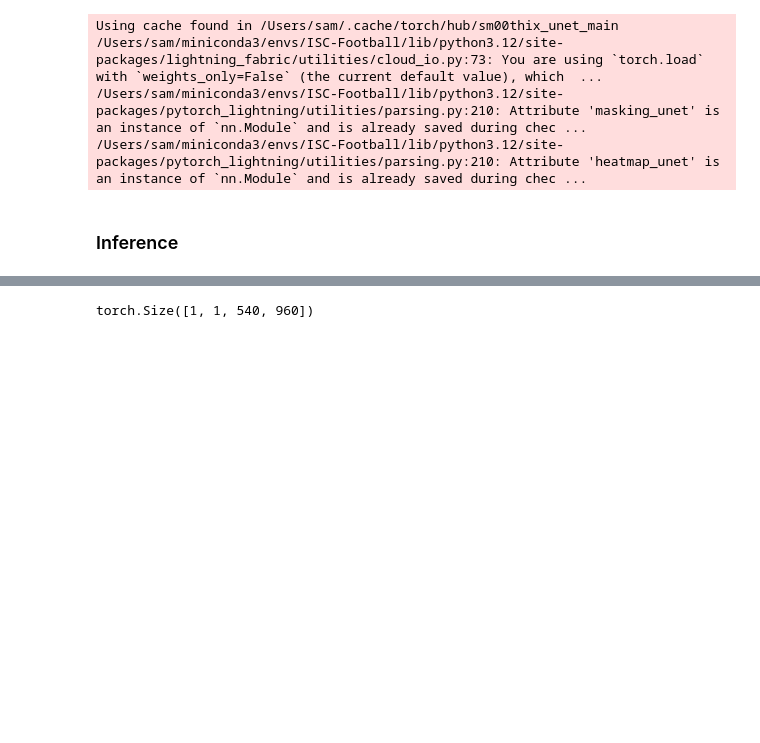
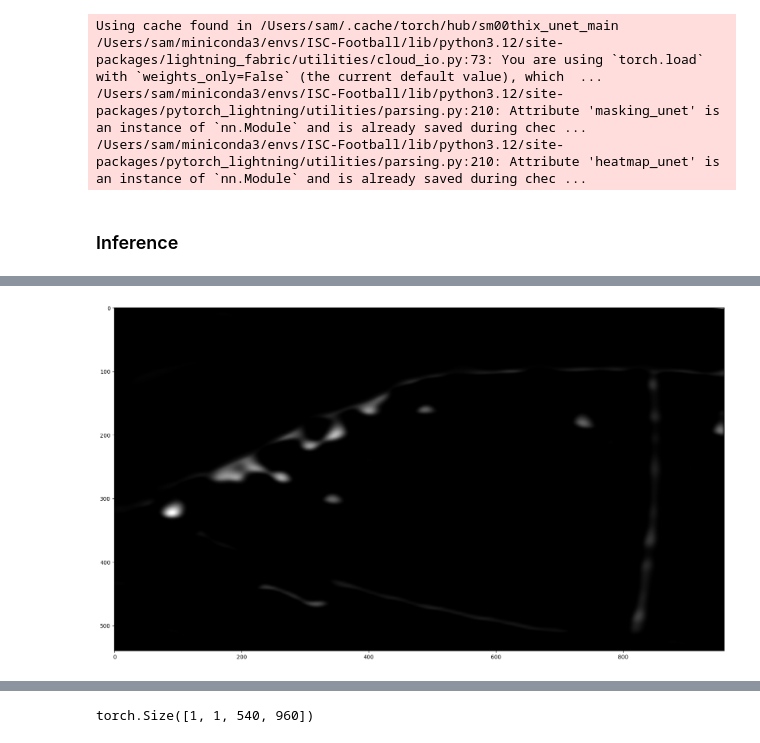
Before and after one commit to SamNguyen2k5/NUSC-ISC-FootballAnalysis, a Jupyter notebook: experiments/ex06_player_heatmap_after_masking/spiideo-inference-test.ipynb, the cells around one changed output, grey strips where cells are left out. Cells and saved outputs as stored; diff of their text form; code cells hidden in the pictures; blank space fills up the shorter version.

```diff
--- a/experiments/ex06_player_heatmap_after_masking/spiideo-inference-test.ipynb
+++ b/experiments/ex06_player_heatmap_after_masking/spiideo-inference-test.ipynb
@@ -169,0 +185,9 @@ plt.show()
+# %%
+pre_player_mask_all = gaussian_model(img) * cover
+
+plt.figure(figsize=(20, 15))
+_img = plt.imshow(pre_player_mask_all[0][0].detach().cpu().float(), cmap='gray', vmin=0)
+# plt.colorbar(_img)
+plt.show()
+# %% [output]
+[figure, added]
```
Also changed, not shown: parts of 14 cells of this notebook, 44 other files.
